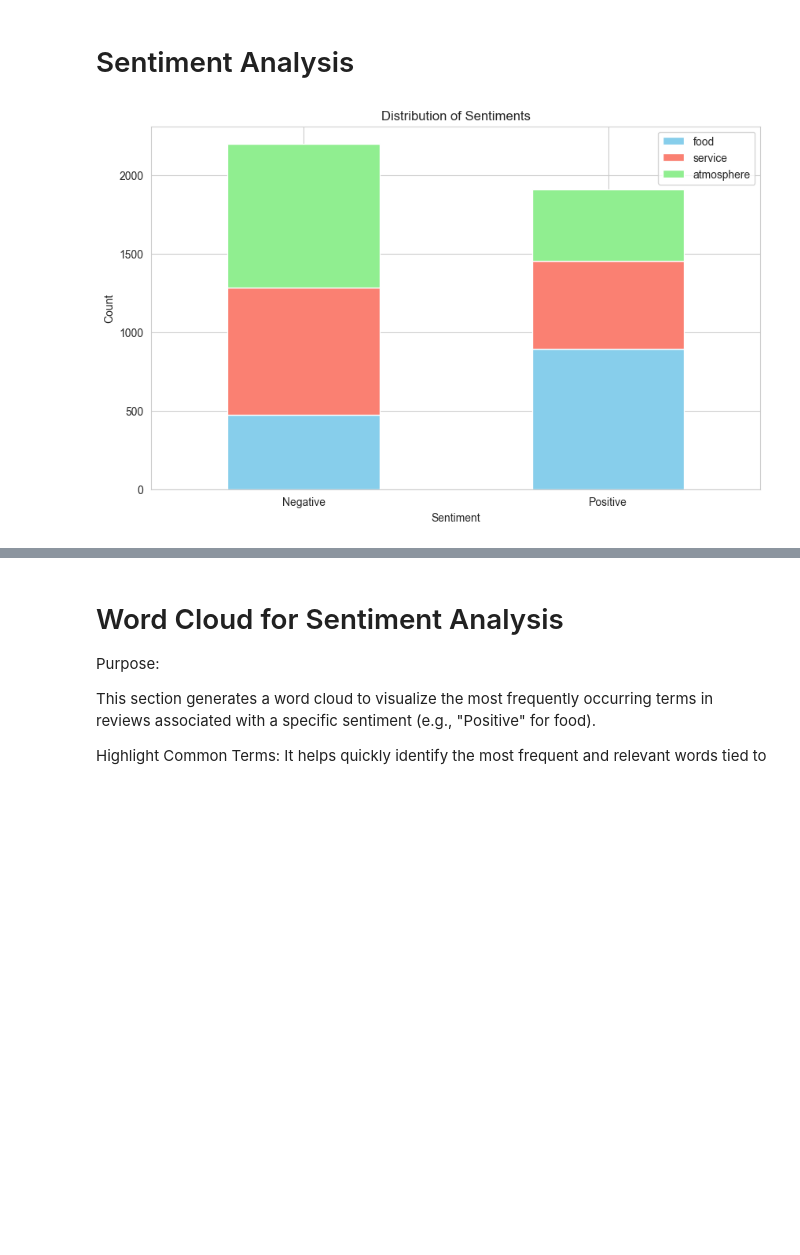
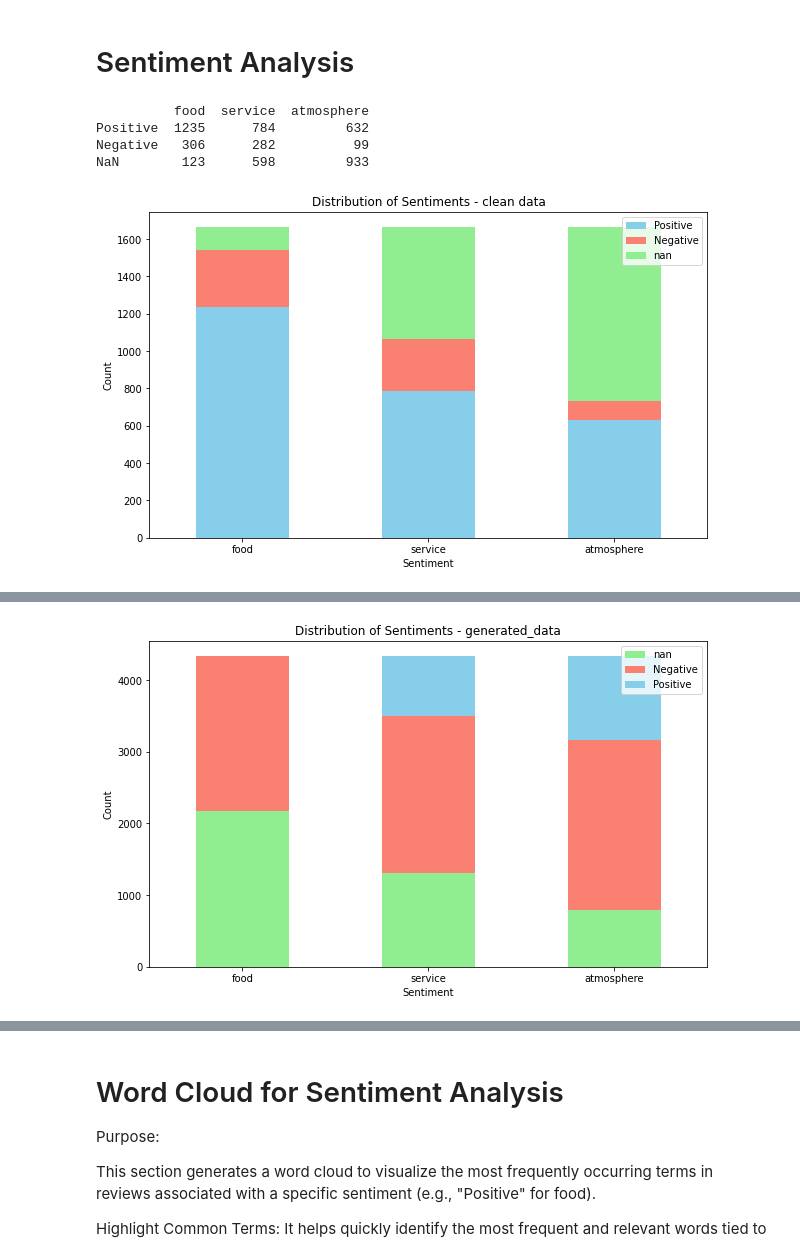
Before and after one commit to SebastianPilch/Data_Mining, a Jupyter notebook: Notebooks/EDA_filtered.ipynb, the cells around one changed output, grey strips where cells are left out. Drawn from its saved outputs; the diff is of its cells as text; code cells hidden in the pictures; blank space fills up the shorter version.

```diff
--- a/Notebooks/EDA_filtered.ipynb
+++ b/Notebooks/EDA_filtered.ipynb
@@ -17,13 +49,72 @@ ratings_distribution = df['rating'].value_counts()
 # %% [markdown]
 # Sentiment Analysis
 # %%
-# Plot sentiment distribution
-sentiment_distribution = df[['food', 'service', 'atmosphere']].apply(pd.value_counts)
-sentiment_distribution.plot(kind='bar', stacked=True, color=['skyblue', 'salmon', 'lightgreen'], figsize=(10, 6))
-plt.title('Distribution of Sentiments')
-plt.xlabel('Sentiment')
-plt.ylabel('Count')
-plt.xticks(rotation=0)
-plt.show()
+def draw_distribution_plot(df,title_):
+    sentiment_distribution = df[['food', 'service', 'atmosphere']].apply(lambda x: x.value_counts(dropna=False))
+    print(sentiment_distribution)
+    sentiment_distribution = sentiment_distribution.T
+    colors = {
+        'NaN': 'gray',
+        'Negative': 'salmon',
+        'Positive': 'skyblue'
+    }
+    sentiment_distribution.plot(kind='bar', stacked=True,
+                                color=[colors.get(val, 'lightgreen') for val in sentiment_distribution.columns],
+                                figsize=(10, 6))
+    plt.title(f'Distribution of Sentiments - {title_}')
+    plt.xlabel('Sentiment')
+    plt.ylabel('Count')
+    plt.xticks(rotation=0)
+    plt.show()
+
+
+draw_distribution_plot(clean_df, "clean data")
+draw_distribution_plot(generated_df, "generated_data")
+
+def count_sentiments(df):
+    results = []
+    for column in ['food', 'service', 'atmosphere']:
+        none_count = df[column].isna().sum()  # Liczba wartości None
+        negative_count = (df[column] == 'Negative').sum()  # Liczba "Negative"
+        positive_count = (df[column] == 'Positive').sum()  # Liczba "Positive"
+        results.append([none_count, negative_count, positive_count])
+    return results
+
+def Equality_coefiecent(counts_matrix):
+    total_sum = 0
+    for lst in counts_matrix:
+        max_diff = max(lst) - min(lst)
+        sum_elements = sum(lst)
+        total_sum += max_diff / sum_elements
+    return total_sum
+
+def reschape_df_choose_the_best(original_records, additional_records, iterations=20, max_percent_of_new_records = 25,
+                                base_length_on_original_df = True):
+
+    best_coef = float('inf')
+    best_df = None
+    if base_length_on_original_df:
+        max_new_records_numbers = int( len(original_records)/100 * max_percent_of_new_records)
+    else:
+        max_new_records_numbers = int( len(additional_records)/100 * max_percent_of_new_records)
+
+    for i in range(iterations):
+        random_sample = additional_records.sample(n=max_new_records_numbers)
+        df_combined = pd.concat([original_records, random_sample], axis=0)
+        counts_matrix = count_sentiments(df_combined)
+        coef = Equality_coefiecent(counts_matrix)
+        if best_df is None or coef < best_coef:
+            best_df = df_combined
+            best_coef = coef
+
+    draw_distribution_plot(best_df,"randomowy dobór")
+    return best_df
+
+df = reschape_df_choose_the_best(clean_df,generated_df,1,100,False)
+df.to_csv('../raw_data/random_choice_data.csv', index=False)
 # %% [output]
+          food  service  atmosphere
+Positive  1235      784         632
+Negative   306      282          99
+NaN        123      598         933
-[figure, old version]
+[figure, new version]
@@ -29,0 +125 @@ plt.show()
+[figure, added]
```
Also changed, not shown: parts of 8 cells of this notebook, 5 other files.
